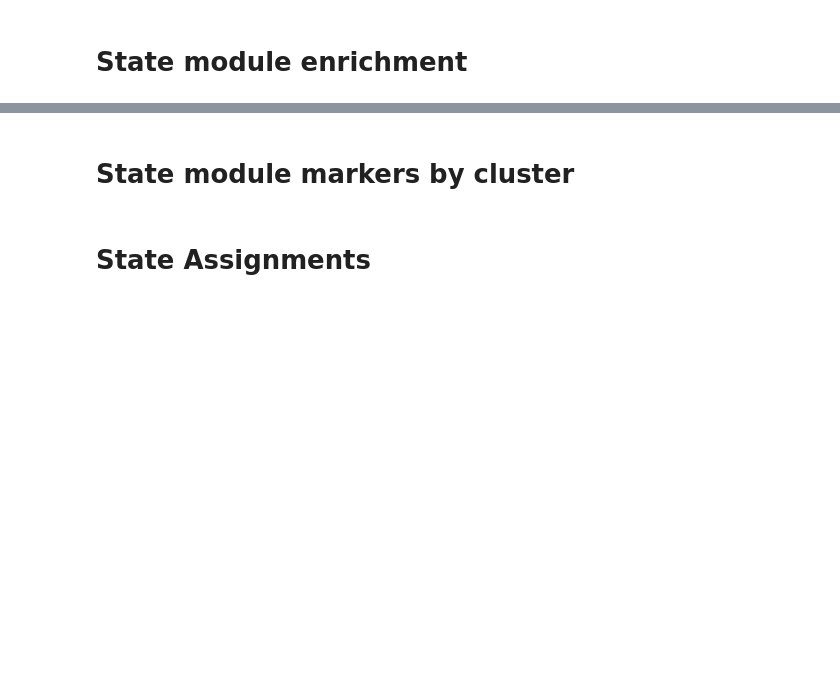
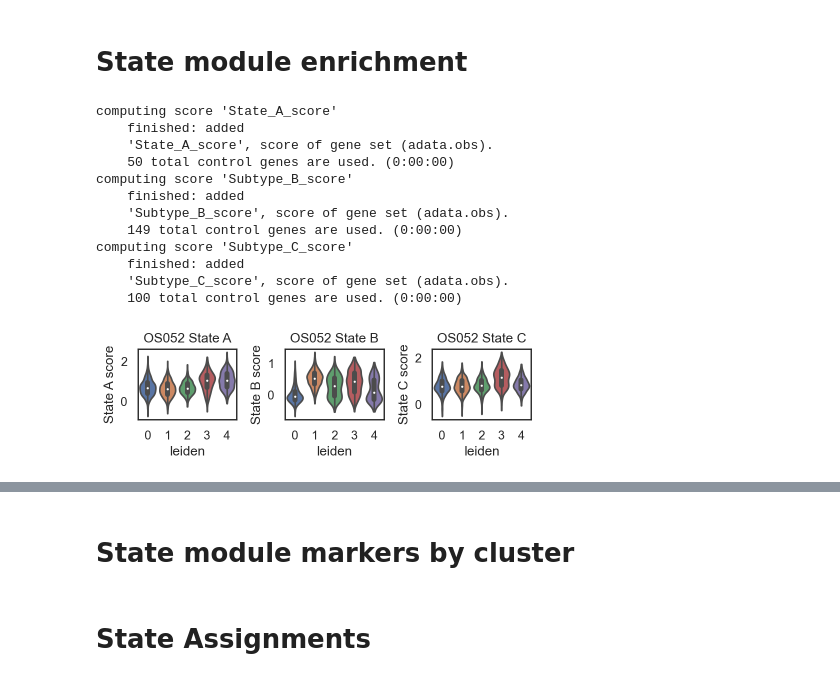
Before and after one commit to brendamelano/Reprogramming_Osteosarcoma, a Jupyter notebook: Lineage_Tracing/scRNAseq_LT_analysis/OS052_Lineage_Tracing.ipynb, the cells around one changed output, grey strips where cells are left out. Drawn from its saved outputs; the diff is of its cells as text; code cells hidden in the pictures; blank space fills up the shorter version.

```diff
--- a/Lineage_Tracing/scRNAseq_LT_analysis/OS052_Lineage_Tracing.ipynb
+++ b/Lineage_Tracing/scRNAseq_LT_analysis/OS052_Lineage_Tracing.ipynb
@@ -293,9 +260,9 @@ AttributeError: module 'collections' has no attribute 'PathCollection'
 # State module enrichment
 # %%
 # Reading in gene lists for GSEA
-Subtype_A_genes = [x.strip() for x in open('/Users/brendamelano/Desktop/gmt_files/Subtype_A_module.csv')]
-Subtype_B_genes = [x.strip() for x in open('/Users/brendamelano/Desktop/gmt_files/Subtype_B_module.csv')]
-Subtype_C_genes = [x.strip() for x in open('/Users/brendamelano/Desktop/gmt_files/Subtype_C_module.csv')]
+Subtype_A_genes = [x.strip() for x in open('/Users/brendamelano/Desktop/gmt_files/State_A_module_NMF.csv')]
+Subtype_B_genes = [x.strip() for x in open('/Users/brendamelano/Desktop/gmt_files/State_B_module_NMF.csv')]
+Subtype_C_genes = [x.strip() for x in open('/Users/brendamelano/Desktop/gmt_files/State_C_module_NMF.csv')]
 
 
 # Keeping only genes that appear in the adata
@@ -307,31 +274,47 @@ Subtype_C_genes = [x for x in Subtype_C_genes if x in adata.var_names]
 # Computing GSEA scores
 sc.tl.score_genes(adata, Subtype_A_genes, ctrl_size=50, gene_pool=None, n_bins=25,
                   score_name='State_A_score', random_state=0, copy=False, use_raw=None)
+
 sc.tl.score_genes(adata, Subtype_B_genes, ctrl_size=50, gene_pool=None, n_bins=25,
                   score_name='Subtype_B_score', random_state=0, copy=False, use_raw=None)
+
 sc.tl.score_genes(adata, Subtype_C_genes, ctrl_size=50, gene_pool=None, n_bins=25,
                   score_name='Subtype_C_score', random_state=0, copy=False, use_raw=None)
 
 
 # Plotting the results
 fig, axs = plt.subplots(1, 3, figsize=(5.7, 1.9))
 
 sc.pl.violin(adata, ['State_A_score'], groupby='leiden', stripplot=False, inner='box',
              ylabel='State A score', ax=axs[0], show=False)
 
 axs[0].set_title('OS052 State A')
 
 sc.pl.violin(adata, ['Subtype_B_score'], groupby='leiden', stripplot=False, inner='box',
              ylabel='State B score', ax=axs[1], show=False)
 axs[1].set_title('OS052 State B')
 
 sc.pl.violin(adata, ['Subtype_C_score'], groupby='leiden', stripplot=False, inner='box',
              ylabel='State C score', ax=axs[2], show=False)
 axs[2].set_title('OS052 State C')
 
 plt.tight_layout()
 
 
 # Saving the figure onto the desktop
 #plt.savefig('/Users/brendamelano/Desktop/OS152_gsea_scores.svg', format='svg')
 plt.show()
+# %% [output]
+computing score 'State_A_score'
+    finished: added
+    'State_A_score', score of gene set (adata.obs).
+    50 total control genes are used. (0:00:00)
+computing score 'Subtype_B_score'
+    finished: added
+    'Subtype_B_score', score of gene set (adata.obs).
+    149 total control genes are used. (0:00:00)
+computing score 'Subtype_C_score'
+    finished: added
+    'Subtype_C_score', score of gene set (adata.obs).
+    100 total control genes are used. (0:00:00)
+[figure, added]
```
Also changed, not shown: parts of 27 cells of this notebook, 6 other files.
